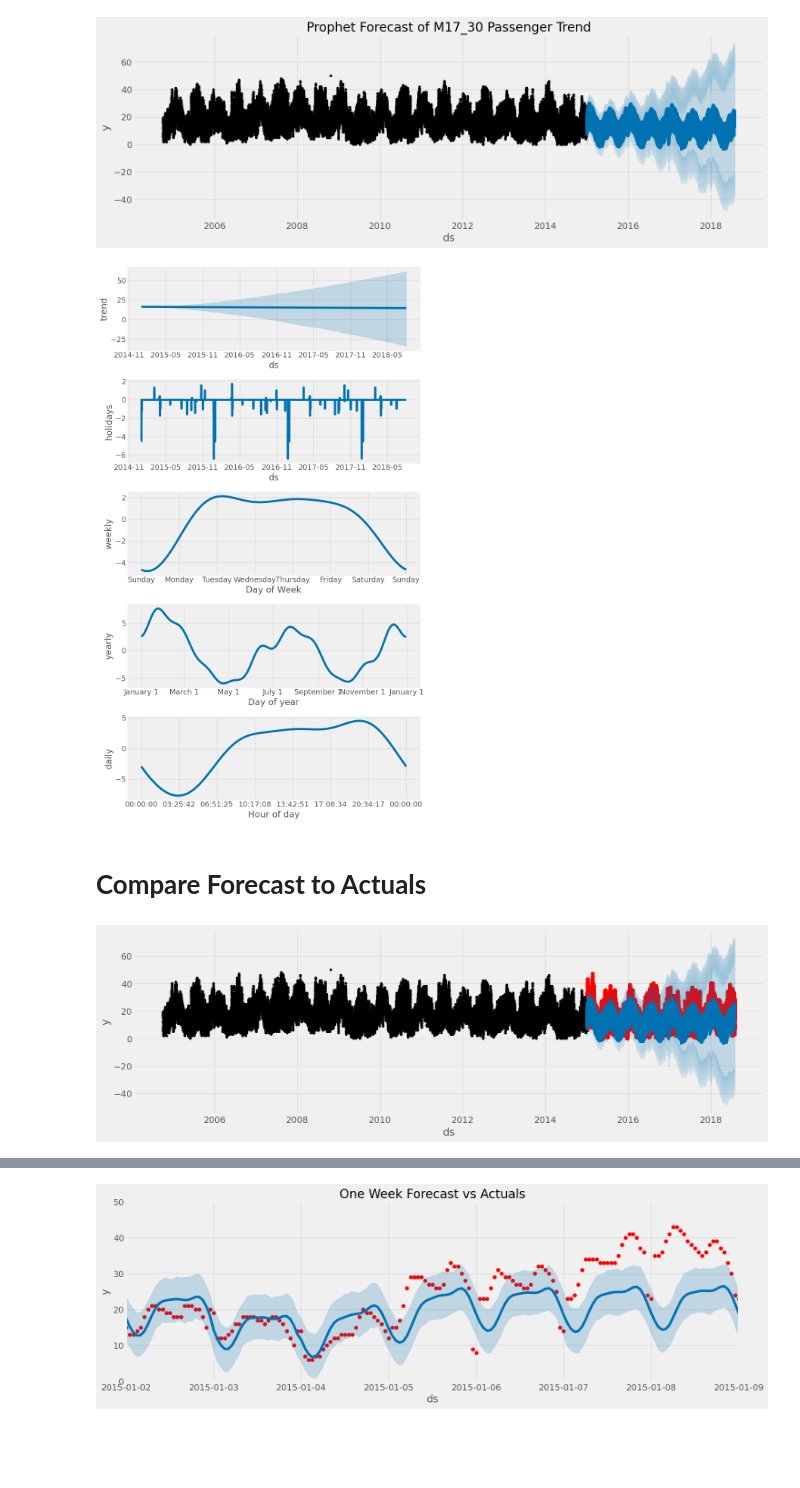
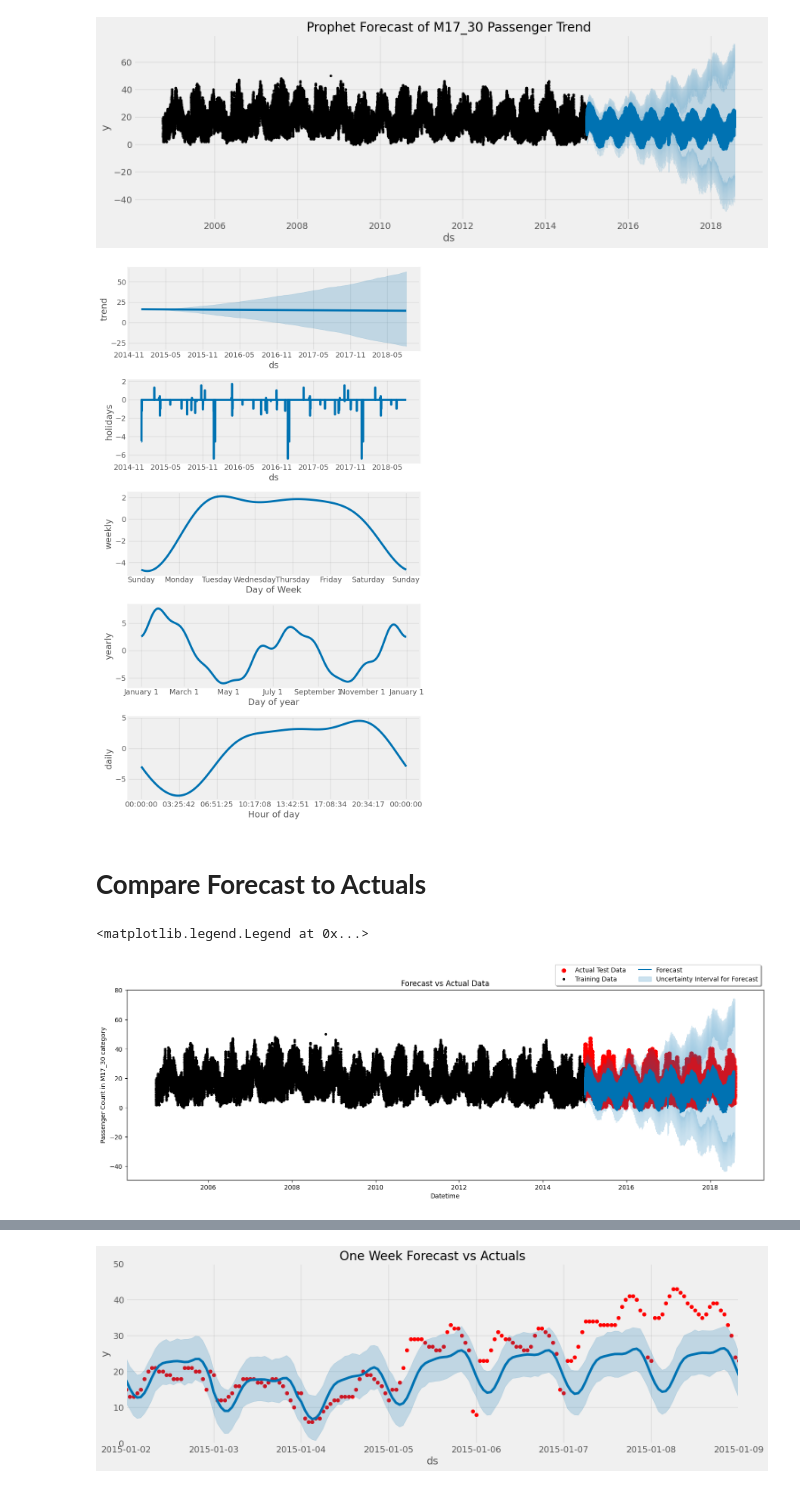
Before and after one commit to sagar-alias-jacky/KMRL-Age-and-Gender-Detection-Aided-Trend-Analysis-Project, a Jupyter notebook: passengerCountPredictionAndTrendAnalysis.ipynb, the cells around one changed output, grey strips where cells are left out. Cells and saved outputs as stored; diff of their text form; code cells hidden in the pictures; blank space fills up the shorter version.

```diff
--- a/passengerCountPredictionAndTrendAnalysis.ipynb
+++ b/passengerCountPredictionAndTrendAnalysis.ipynb
@@ -39,8 +39,8 @@ from sklearn.metrics import mean_squared_error, mean_absolute_error
 import warnings
 warnings.filterwarnings("ignore")
 
-plt.style.use('ggplot')
-plt.style.use('fivethirtyeight')
+# plt.style.use('_classic_test_patch')
+# plt.style.use('fivethirtyeight')
 
 def mean_absolute_percentage_error(y_true, y_pred):
     """Calculates MAPE given y_true and y_pred"""
@@ -244,16 +246,29 @@ plt.show()
 fig = model.plot_components(data_test_fcst)
 plt.show()
 # %% [output]
-[figure, old version]
+[figure, new version]
 # %% [markdown]
 # **Compare Forecast to Actuals**
 # %%
 # Plot the forecast with the actuals
+plt.style.use('default')
 f, ax = plt.subplots(figsize=(15, 5))
-ax.scatter(data_test.index, data_test[category], color='r')
+ax.scatter(data_test.index, data_test[category],
+           color='r', label="Actual Test Data Values")
 fig = model.plot(data_test_fcst, ax=ax)
+ax.set(title="Forecast vs Actual Data",
+       xlabel="Datetime",
+       ylabel="Passenger Count in "+category+" category")
+ax.grid(False)
+ax.xaxis.tick_bottom()
+ax.yaxis.tick_left()
+# ax.legend()
+plt.legend(['Actual Test Data', 'Training Data', 'Forecast',
+           'Uncertainty Interval for Forecast'], bbox_to_anchor=(1, 1.15), ncol=2,shadow=True)
+plt.close()
 # %% [output]
+<matplotlib.legend.Legend at 0x...>
-[figure, old version]
+[figure, new version]
 # %%
 # One Month Forecast vs Actuals Comparision Plot
 fig, ax = plt.subplots(figsize=(15, 5))
```
Also changed, not shown: parts of 4 cells of this notebook, 10 other files.
